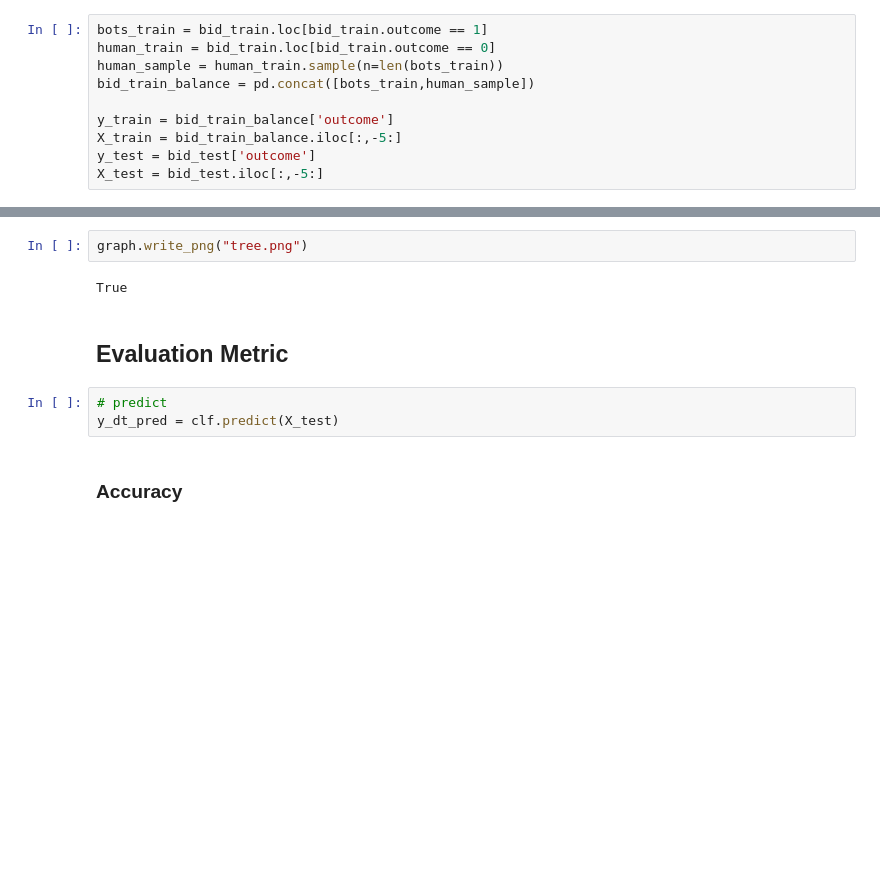
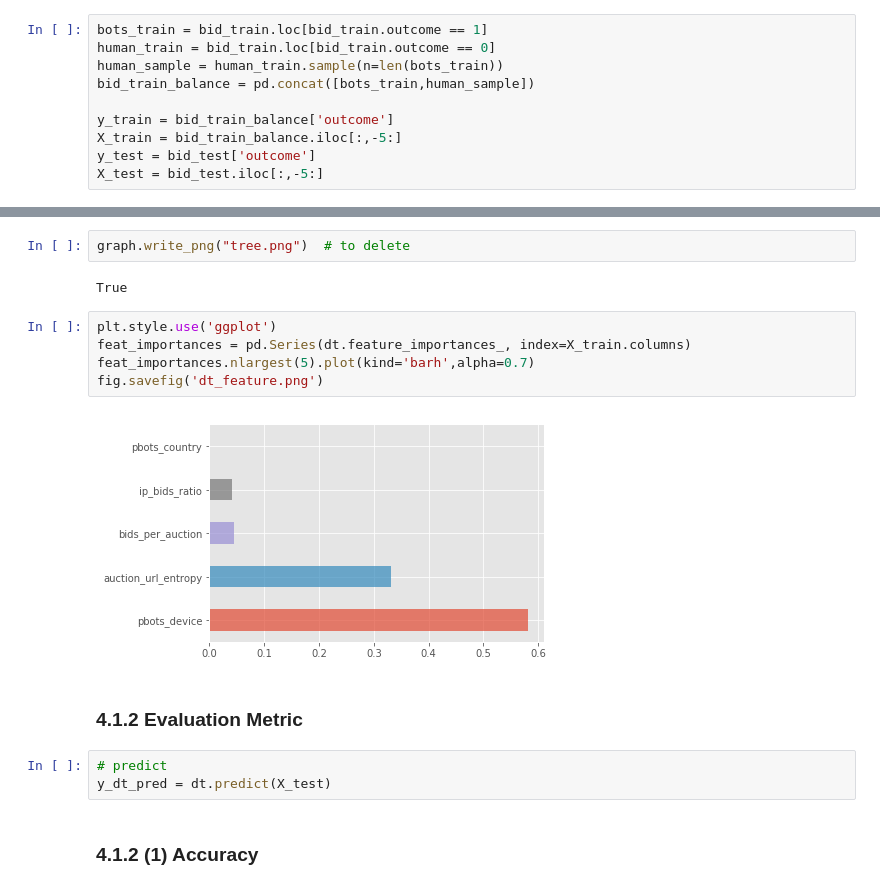
Before and after one commit to crystalxs/Human-or-Robot, a Jupyter notebook: final_project_checkin.ipynb, the cells around one changed output, grey strips where cells are left out. Saved outputs shown, nothing was run; the diff lists cells and outputs as text; blank space fills up the shorter version.

```diff
--- a/final_project_checkin.ipynb
+++ b/final_project_checkin.ipynb
@@ -463,17 +486,23 @@ Image(graph.create_png())
 # %% [output]
 [figure]
 # %%
-graph.write_png("tree.png")
+graph.write_png("tree.png")  # to delete
 # %% [output]
 True
-# %% [markdown]
-Evaluation Metric
-----
+# %%
+plt.style.use('ggplot')
+feat_importances = pd.Series(dt.feature_importances_, index=X_train.columns)
+feat_importances.nlargest(5).plot(kind='barh',alpha=0.7)
+fig.savefig('dt_feature.png')
+# %% [output]
+[figure, added]
+# %% [markdown]
+### 4.1.2 Evaluation Metric
 # %%
 # predict
-y_dt_pred = clf.predict(X_test)
+y_dt_pred = dt.predict(X_test)
 # %% [markdown]
-### Accuracy
+### 4.1.2 (1) Accuracy
 # %%
 # accuracy score
 print(f"Decision Tree Accuracy: {accuracy_score(y_dt_pred, y_test):.3f}")
```
Also changed, not shown: parts of 57 cells of this notebook, 5 other files.
